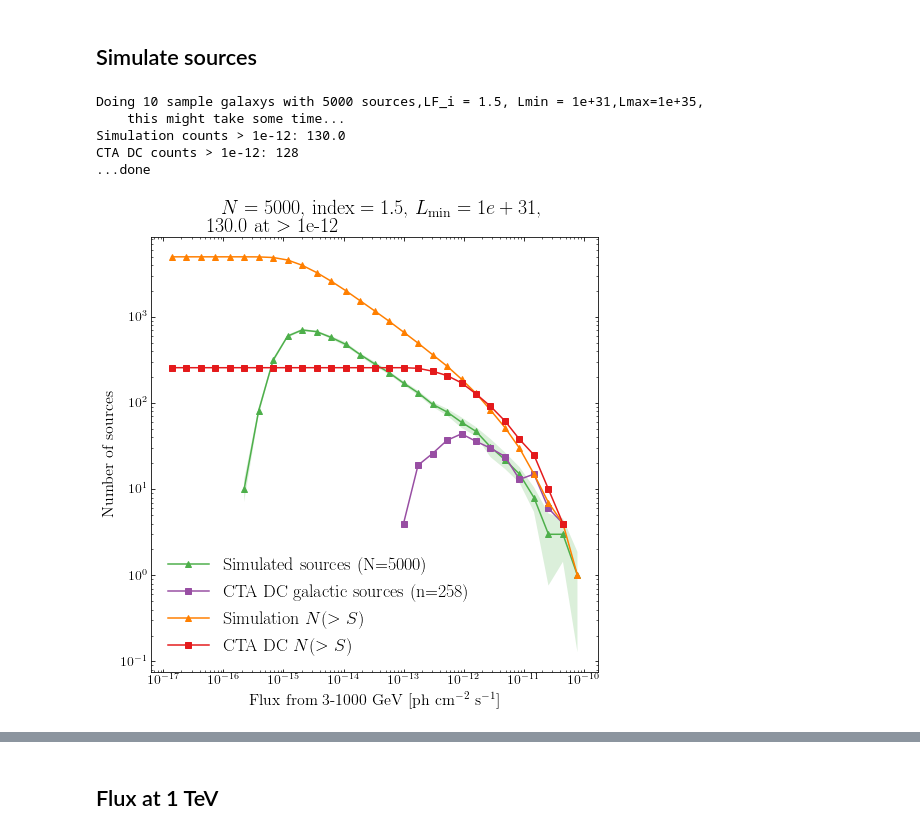
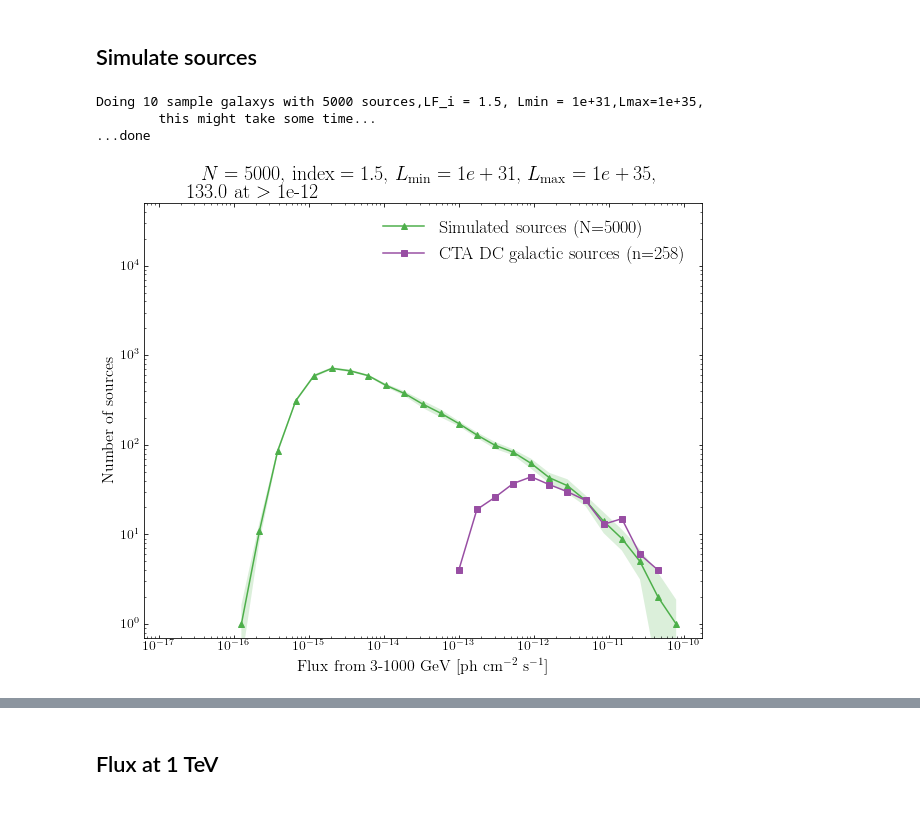
Before and after one commit to martp91/y-rays-UPS, a Jupyter notebook: CTA/sim_gamma_sources_CTA.ipynb, the cells around one changed output, grey strips where cells are left out. Cells and saved outputs as stored; diff of their text form; code cells hidden in the pictures.

```diff
--- a/CTA/sim_gamma_sources_CTA.ipynb
+++ b/CTA/sim_gamma_sources_CTA.ipynb
@@ -280,0 +227,29 @@ def read_catalog(fn,catalog='fgl',classes=['pwn','snr','spp']):
+# %%
+atest=[(1.09,3.98),(0.2,1.4),(1.9,5.0)]
+labels = ['SNR Green','Lorimer S','Lorimer C', 'Ferriere SNRI+II']
+
+f,ax = plt.subplots(1,figsize=(7,5))
+for i,a in enumerate(atest):
+    ax.hist(rand_R(30000,a[0],a[1]),bins=np.linspace(0,25),label=labels[i],histtype='step',color=colors[i+3])
+
+
+ax.hist(ITS(30000,rspace,data_r_cdf),bins=np.linspace(0,25),label=labels[3],histtype='step',color=colors[i+4])
+ax.set_xlim([0,20])
+ax.set_xlabel(r'$R \ \mathrm{[kpc]}$',fontsize=16)
+ax.set_ylabel(r'Number of sources',fontsize=16)
+ax.tick_params(direction='in',which='both',top='on',right='on',labelsize=14)
+plt.legend(frameon=False,fontsize=16)
+#plt.savefig('R_hist.pdf')
+Ltest = [1.5,1.8,2.1]
+f,ax = plt.subplots(1,figsize=(7,5))
+for i,l in enumerate(Ltest):
+    ax.hist(rand_L(np.random.rand(30000),l,2e34,2e39),bins=np.logspace(34,39,25), color=colors[i],
+           label='index = %s'%l,histtype='step',log=True)
+    ax.set_xscale('log',nonposx='clip')
+    ax.set_xlabel(r'Luminosity $\rm{ph \ s^{-1}}$',fontsize=16)
+    ax.set_ylabel(r'Number of sources',fontsize=16)
+    ax.set_ylim([0.1,2e4])
+    ax.tick_params(direction='in',which='both',top='on',right='on',labelsize=14)
+plt.legend(frameon=False,fontsize=16)
+# plt.savefig('lum_hist.pdf')
+# plt.close('all')
@@ -389,7 +358,7 @@ for ilb in lb:
 #Do the simulation of sources
 
 def source_sim(a=1.8,N=30000,Lmin=2e34,Lmax=2e39,alpha=alp,beta=bet,H=H,
-            SNR=False,PSR=False,f_t=5e-10,flux_cutoff=1e-20,spectrum=spec_ave_CTA,createmap=False):
+               f_t=fermi_thres,spectrum=spec_ave_CTA,createmap=False):
     #np.random.seed(0)
     """Sample from above distribution N times: r,z,L and calculate flux as measured at earth.
     Returns histogram of sources, total flux from sources and average spec from sources and
@@ -416,7 +385,6 @@ def source_sim(a=1.8,N=30000,Lmin=2e34,Lmax=2e39,alpha=alp,beta=bet,H=H,
     dist = np.sqrt(((x-x0))**2+((y-y0))**2+(z-z0)**2)
     distkpc = (dist*kpc)
     flux_data = L_smpl/(4*np.pi*distkpc**2)
-    #print np.mean(dist)
     ##Calculate longitude and latitude
     l = np.arctan2((y0-y),(x0-x))
     b = np.arctan((z-z0)/np.sqrt((x-x0)**2+(y-y0)**2))
@@ -561,39 +510,37 @@ def ave_samples(Nsmpl=10,Nsnr=10000,LF_i_snr=1.5,Lmin_snr=1e33,Lmax_snr=4e38,
 # %%
 ###Example run
 
 
-lb_frac,std_lb_frac,mp,tev,std_tev = ave_samples(10,Nsnr=5000,LF_i_snr=1.5,
+lb_frac,std_lb_frac,mp,tev,std_tev,hist_flux,std_hist = ave_samples(10,Nsnr=5000,LF_i_snr=1.5,
                             Lmin_snr=1e31,Lmax_snr=1e35,
-                            plothist=True,printstatements=False,
                            alpha=alp,beta=bet,H=H,
-                           hist_3fgl=hist_CTA,ft=1e-12,spectrum=spec_ave_CTA,cm=True)
+                           ft=1e-12,spectrum=spec_ave_CTA,cm=True)
 
 
+plot_hist_func(bins_mean,hist_flux,std_hist,hist_CTA,(5000,1.5,1e31,1e35),1e-12)
 # hist = np.histogram(ave_flux,bins=bins)[0]
 # plt.figure()
 # plt.loglog(bins_mean,np.cumsum(hist[::-1])[::-1],marker='s')
 # plt.loglog(bins_mean,np.cumsum(hist_CTA[::-1])[::-1],marker='o')
 
 # mp[mp==0]=1e-16
 
 # fig = plt.figure(figsize=(25,10))
 # ax = fig.add_subplot(111)
 # ax.set_xticks([0,180,360,540,720])
 # ax.set_xticklabels([0,90,180,270,360])
 # ax.set_yticks([0,90,180,270,360])
 # ax.set_yticklabels([90,45, 0,-45,-90])
 # ax.set_ylim([140,220])
 # ax.set_xlabel('l')
 # ax.set_ylabel('b')
 # im = ax.imshow(np.log10(mp[:,:]),cmap='hot',vmin=-16,vmax=-9)
 # fig.colorbar(im,orientation='horizontal',shrink=0.5);
 # %% [output]
 Doing 10 sample galaxys with 5000 sources,LF_i = 1.5, Lmin = 1e+31,Lmax=1e+35,
-    this might take some time...
-Simulation counts > 1e-12: 130.0
-CTA DC counts > 1e-12: 128
+        this might take some time...
 ...done
-[figure, old version]
+[figure, new version]
 # %%
 ###Only SNR/spp/pwn population
 ### Do several mock galaxies with different luminosity function/no. sources
```
Also changed, not shown: parts of 12 cells of this notebook.
